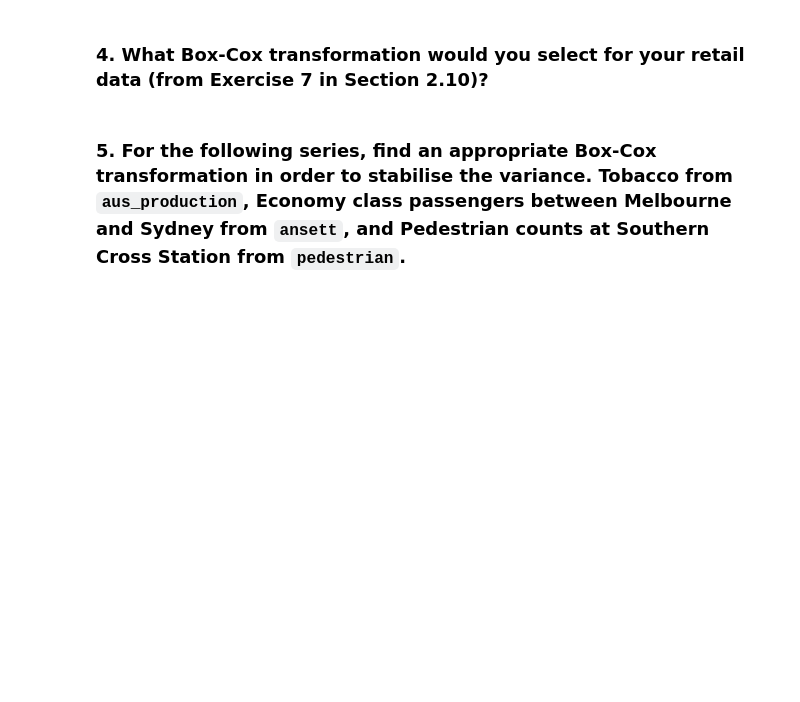
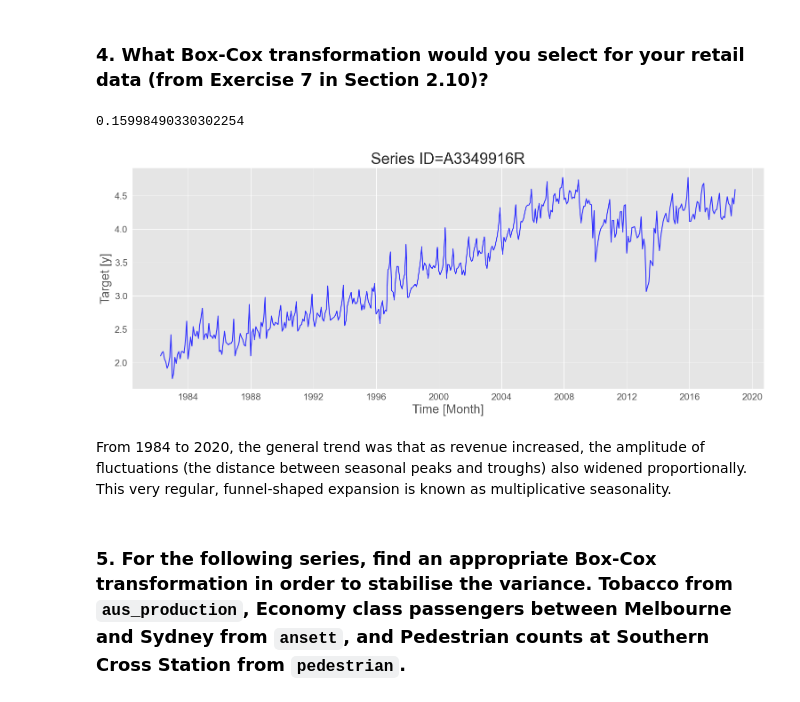
Before and after one commit to Le-Phu-Family/-Time-Series-Analysis-and-Forecasting-methods-, a Jupyter notebook: notebooks/Chapter 3 - Time Series Decomposition/Exercises for Chapter 3.ipynb, the cells around one changed output. Saved outputs shown, nothing was run; the diff lists cells and outputs as text; code cells hidden in the pictures; blank space fills up the shorter version.

```diff
--- a/notebooks/Chapter 3 - Time Series Decomposition/Exercises for Chapter 3.ipynb
+++ b/notebooks/Chapter 3 - Time Series Decomposition/Exercises for Chapter 3.ipynb
@@ -66,4 +147,22 @@ display(fig)
 # %% [markdown]
 ### 4. What Box-Cox transformation would you select for your retail data (from Exercise 7 in Section 2.10)?
+# %%
+aus_retail = pd.read_csv(DATA_DIR / "aus_retail.csv", parse_dates = ['Month'])
+aus_retail
+
+random = np.random.RandomState(42)
+random_series_id = random.choice(aus_retail["Series ID"].unique())
+myseries = aus_retail.loc[aus_retail["Series ID"] == random_series_id]
+myseries
+y = myseries['Turnover'].to_numpy()
+optim_lambda = boxcox_lambda(y , method = 'guerrero', season_length = 12)
+print(optim_lambda)
+df = myseries.assign(y = boxcox(y, optim_lambda))
+plot_series(df, time_col = 'Month', id_col = 'Series ID', target_col = 'y')
+# %% [output]
+0.15998490330302254
+[figure, added]
+# %% [markdown]
+From 1984 to 2020, the general trend was that as revenue increased, the amplitude of fluctuations (the distance between seasonal peaks and troughs) also widened proportionally. This very regular, funnel-shaped expansion is known as multiplicative seasonality.
 # %% [markdown]
 ### 5. For the following series, find an appropriate Box-Cox transformation in order to stabilise the variance. Tobacco from `aus_production`, Economy class passengers between Melbourne and Sydney from `ansett`, and Pedestrian counts at Southern Cross Station from `pedestrian`.
```
Also changed, not shown: parts of 12 cells of this notebook, 1 other file.
